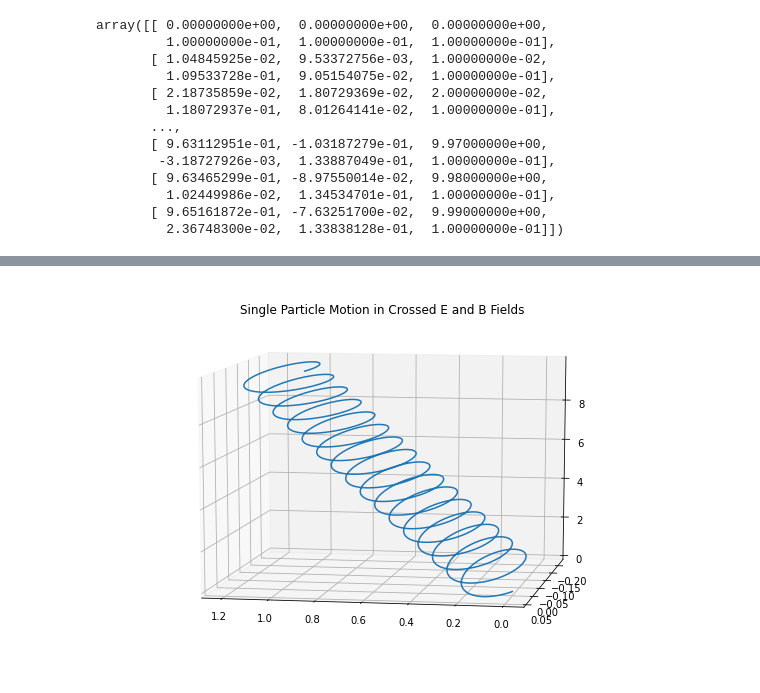
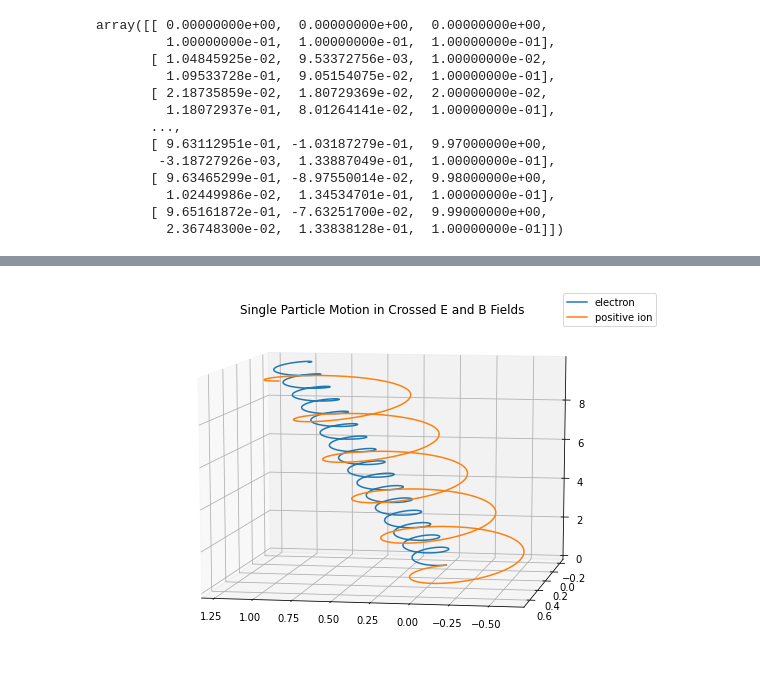
Before and after one commit to hanaanr/plasmaParticleMotion, a Jupyter notebook: plasma.ipynb, the cells around one changed output, grey strips where cells are left out. Drawn from its saved outputs; the diff is of its cells as text; code cells hidden in the pictures.

Commit message:
changed q, m to global variables, plotted solution for positive and negative ions, added legend

```diff
--- a/plasma.ipynb
+++ b/plasma.ipynb
@@ -42,12 +39,18 @@ def func(y, t):
   # this function outputs this
   return [vx, vy, vz, vx1, vy1, vz1]
 # %%
-# let us define a time range over which we want to calculate the particles movements
-t = np.arange(0, 100, 0.1) # time range from 0 to 100 seconds, int the step of 0.1s
+# let us define a time range over which we want to calculate the particle´s movements
+t = np.arange(0, 100, 0.1) # time range from 0 to 100 seconds, in the step of 0.1s
 
 # this is the initial condition, the initial position is (0,0,0) and the initial velocities are d(vx)/dt= 0.1, d(vy)/dt=0.1 and d(vz)/dt=0.1
 y0 = [0, 0, 0, 0.1, 0.1, 0.1]
 
+q1 = 1  # if we use the actual value of q, the output figure is difficult to visualize.
+m1 = 1  # the same reason as q, for ideal visualization
 # now we apply odeint which solves the differential equation
-solution = odeint(func, y0, t)
+solution1 = odeint(func, y0, t, args=(q1, m1))
+
+q2 = -1
+m2 = 3
+solution2 = odeint(func, y0, t, args=(q2, m2))
 # %%
@@ -71,25 +90,36 @@ array([[ 0.00000000e+00,  0.00000000e+00,  0.00000000e+00,
 # %%
 # we want to separate the position components into three separate lists
 
-xlist = [] # for x coordinates
-ylist = [] # for y coordinates
-zlist = [] # for z coordinates
+xlist1 = [] # for x coordinates
+xlist2 = []
+ylist1 = [] # for y coordinates
+ylist2 = []
+zlist1 = [] # for z coordinates
+zlist2 = []
 
 # we loop over the entire y, and pick out the position values and add them the empty lists we created above
 for i in range(1000):
-  x = solution[i][0]
-  xlist.append(x)
-  y = solution[i][1]
-  ylist.append(y)
-  z = solution[i][2]
-  zlist.append(z)
+  x1 = solution1[i][0]
+  x2 = solution2[i][0]
+  xlist1.append(x1)
+  xlist2.append(x2)
+  y1 = solution1[i][1]
+  y2 = solution2[i][1]
+  ylist1.append(y1)
+  ylist2.append(y2)
+  z1 = solution1[i][2]
+  z2 = solution2[i][2]
+  zlist1.append(z1)
+  zlist2.append(z2)
   i += 1
 # %%
 # plot
 ax = plt.figure(figsize=(10, 7)).add_subplot(projection='3d')
 ax.view_init(elev=10., azim=100)
-ax.plot(xlist, ylist, zlist)
+ax.plot(xlist1, ylist1, zlist1, label= "electron")
+ax.plot(xlist2, ylist2, zlist2, label = "positive ion")
+ax.legend()
 ax.set_title("Single Particle Motion in Crossed E and B Fields")
 plt.show()
 # %% [output]
-[figure, old version]
+[figure, new version]
```
Also changed, not shown: parts of 3 cells of this notebook.
